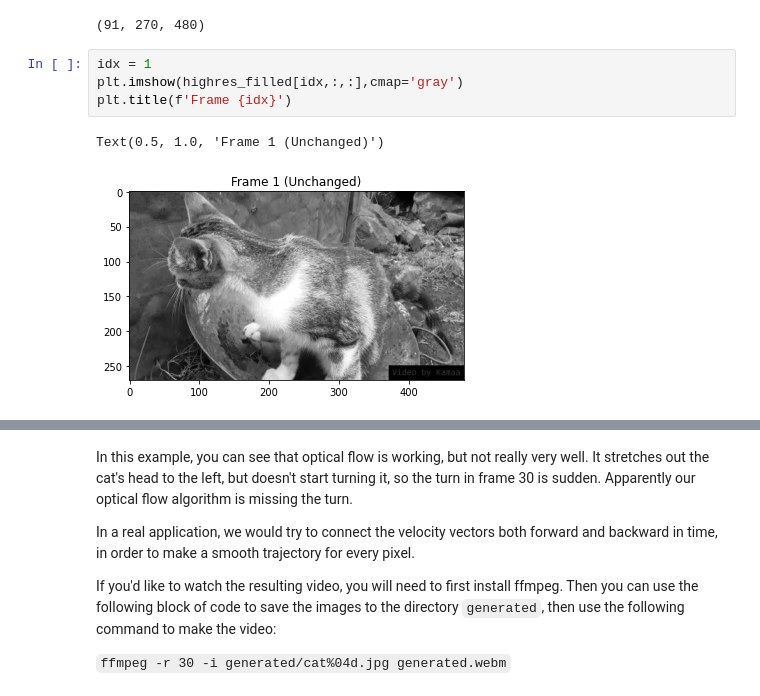
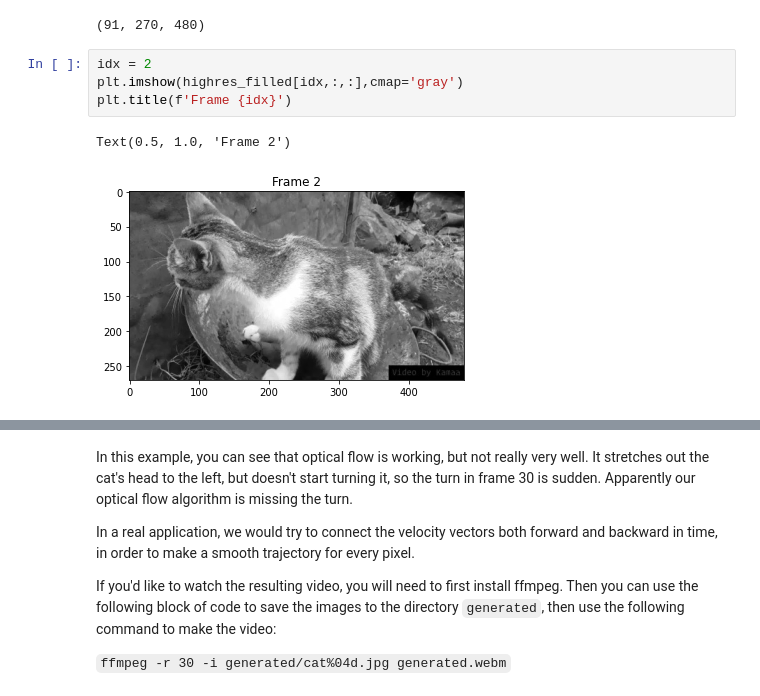
Before and after one commit to RickyL-2000/ECE417, a Jupyter notebook: mp2/mp2_notebook.ipynb, the cells around one changed output, grey strips where cells are left out. Drawn from its saved outputs; the diff is of its cells as text.

```diff
--- a/mp2/mp2_notebook.ipynb
+++ b/mp2/mp2_notebook.ipynb
@@ -413,12 +413,12 @@ print(highres.shape)
 # %% [output]
 (91, 270, 480)
 # %%
-idx = 1
+idx = 2
 plt.imshow(highres_filled[idx,:,:],cmap='gray')
 plt.title(f'Frame {idx}')
 # %% [output]
-Text(0.5, 1.0, 'Frame 1 (Unchanged)')
+Text(0.5, 1.0, 'Frame 2')
-[figure, old version]
+[figure, new version]
 # %%
 fig, ((ax1, ax2),(ax3,ax4)) = plt.subplots(2,2,figsize=(14, 12))
 ax1.imshow(highres_filled[0,:,:],cmap='gray')
```
Also changed, not shown: parts of 9 cells of this notebook, 31 other files.
